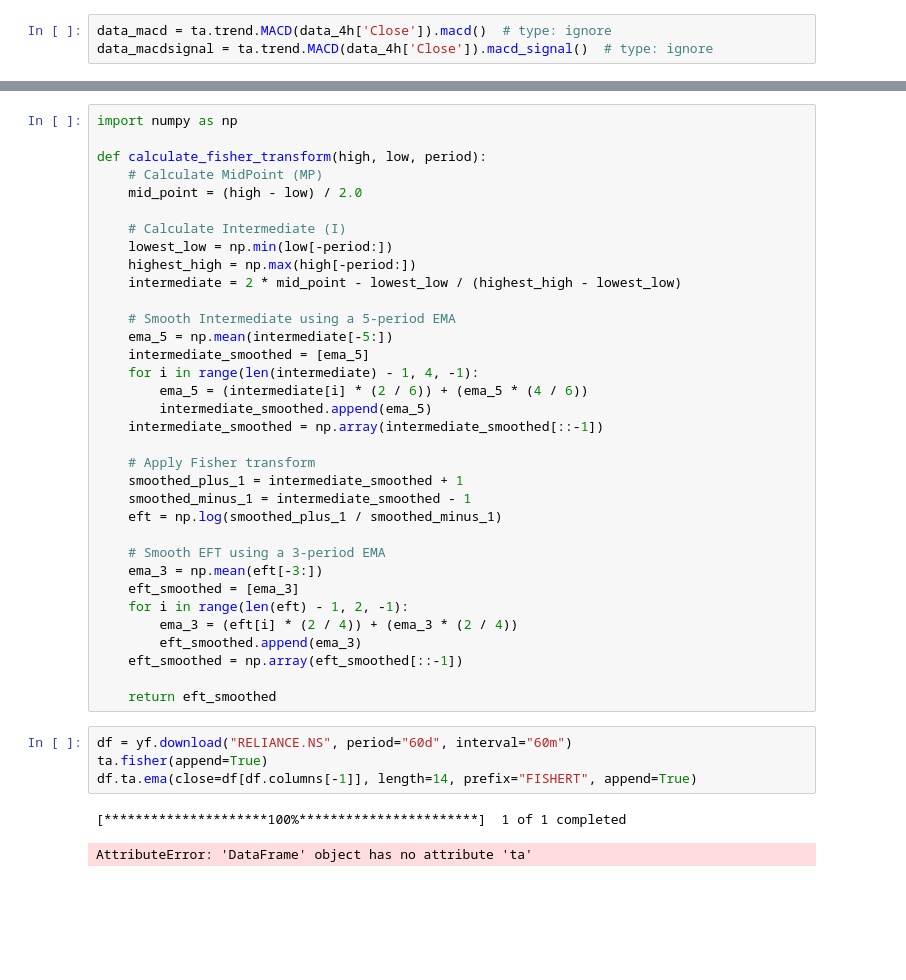
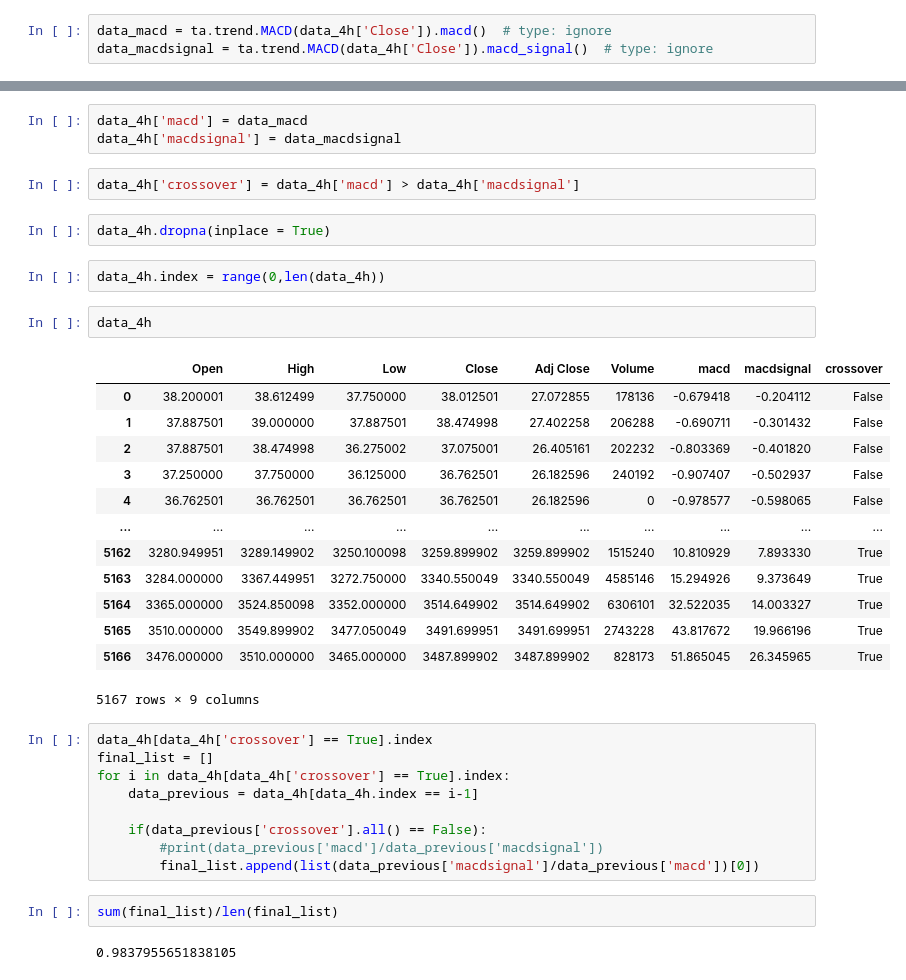
Before and after one commit to innovsm/algorithmic-trading, a Jupyter notebook: stock_recommendation.ipynb, the cells around one changed output, grey strips where cells are left out. Saved outputs shown, nothing was run; the diff lists cells and outputs as text; blank space fills up the shorter version.

```diff
--- a/stock_recommendation.ipynb
+++ b/stock_recommendation.ipynb
@@ -565,41 +561,38 @@ data_macdsignal.tail(20).plot()
-# %%
-import numpy as np
-
-def calculate_fisher_transform(high, low, period):
-    # Calculate MidPoint (MP)
-    mid_point = (high - low) / 2.0
-
-    # Calculate Intermediate (I)
-    lowest_low = np.min(low[-period:])
-    highest_high = np.max(high[-period:])
-    intermediate = 2 * mid_point - lowest_low / (highest_high - lowest_low)
-
-    # Smooth Intermediate using a 5-period EMA
-    ema_5 = np.mean(intermediate[-5:])
-    intermediate_smoothed = [ema_5]
-    for i in range(len(intermediate) - 1, 4, -1):
-        ema_5 = (intermediate[i] * (2 / 6)) + (ema_5 * (4 / 6))
-        intermediate_smoothed.append(ema_5)
-    intermediate_smoothed = np.array(intermediate_smoothed[::-1])
-
-    # Apply Fisher transform
-    smoothed_plus_1 = intermediate_smoothed + 1
-    smoothed_minus_1 = intermediate_smoothed - 1
-    eft = np.log(smoothed_plus_1 / smoothed_minus_1)
-
-    # Smooth EFT using a 3-period EMA
-    ema_3 = np.mean(eft[-3:])
-    eft_smoothed = [ema_3]
-    for i in range(len(eft) - 1, 2, -1):
-        ema_3 = (eft[i] * (2 / 4)) + (ema_3 * (2 / 4))
-        eft_smoothed.append(ema_3)
-    eft_smoothed = np.array(eft_smoothed[::-1])
-
-    return eft_smoothed
-# %%
-df = yf.download("RELIANCE.NS", period="60d", interval="60m")
-ta.fisher(append=True)
-df.ta.ema(close=df[df.columns[-1]], length=14, prefix="FISHERT", append=True)
-# %% [output]
-[*********************100%***********************]  1 of 1 completed
-AttributeError: 'DataFrame' object has no attribute 'ta'
+# %%
+data_4h['macd'] = data_macd
+data_4h['macdsignal'] = data_macdsignal
+# %%
+data_4h['crossover'] = data_4h['macd'] > data_4h['macdsignal']
+# %%
+data_4h.dropna(inplace = True)
+# %%
+data_4h.index = range(0,len(data_4h))
+# %%
+data_4h
+# %% [output]
+|  | Open | High | Low | Close | Adj Close | Volume | macd | macdsignal | crossover |
+| 0 | 38.200001 | 38.612499 | 37.750000 | 38.012501 | 27.072855 | 178136 | -0.679418 | -0.204112 | False |
+| 1 | 37.887501 | 39.000000 | 37.887501 | 38.474998 | 27.402258 | 206288 | -0.690711 | -0.301432 | False |
+| 2 | 37.887501 | 38.474998 | 36.275002 | 37.075001 | 26.405161 | 202232 | -0.803369 | -0.401820 | False |
+| 3 | 37.250000 | 37.750000 | 36.125000 | 36.762501 | 26.182596 | 240192 | -0.907407 | -0.502937 | False |
+| 4 | 36.762501 | 36.762501 | 36.762501 | 36.762501 | 26.182596 | 0 | -0.978577 | -0.598065 | False |
+| ... | ... | ... | ... | ... | ... | ... | ... | ... | ... |
+| 5162 | 3280.949951 | 3289.149902 | 3250.100098 | 3259.899902 | 3259.899902 | 1515240 | 10.810929 | 7.893330 | True |
+| 5163 | 3284.000000 | 3367.449951 | 3272.750000 | 3340.550049 | 3340.550049 | 4585146 | 15.294926 | 9.373649 | True |
+| 5164 | 3365.000000 | 3524.850098 | 3352.000000 | 3514.649902 | 3514.649902 | 6306101 | 32.522035 | 14.003327 | True |
+| 5165 | 3510.000000 | 3549.899902 | 3477.050049 | 3491.699951 | 3491.699951 | 2743228 | 43.817672 | 19.966196 | True |
+| 5166 | 3476.000000 | 3510.000000 | 3465.000000 | 3487.899902 | 3487.899902 | 828173 | 51.865045 | 26.345965 | True |
+5167 rows × 9 columns
+# %%
+data_4h[data_4h['crossover'] == True].index
+final_list = []
+for i in data_4h[data_4h['crossover'] == True].index:
+    data_previous = data_4h[data_4h.index == i-1]
+
+    if(data_previous['crossover'].all() == False):
+        #print(data_previous['macd']/data_previous['macdsignal'])
+        final_list.append(list(data_previous['macdsignal']/data_previous['macd'])[0])
+# %%
+sum(final_list)/len(final_list)
+# %% [output]
+0.9837955651838105
```
Also changed, not shown: parts of 3 cells of this notebook, 1 other file.
